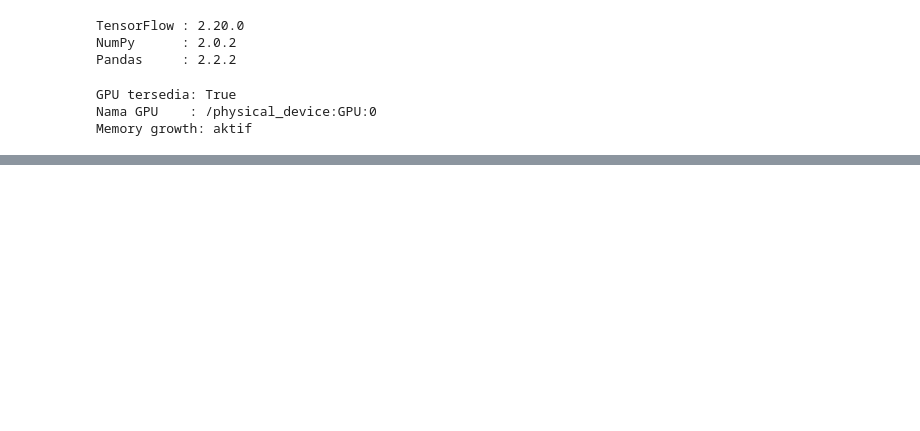
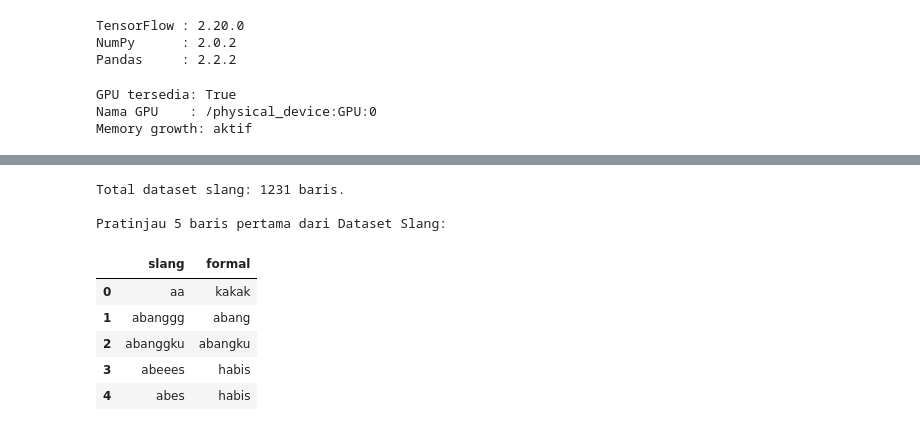
Before and after one commit to Sugandarilovv/ChatKasir, a Jupyter notebook: ai-model/notebooks/02_training.ipynb, the cells around one changed output, grey strips where cells are left out. Drawn from its saved outputs; the diff is of its cells as text; code cells hidden in the pictures; blank space fills up the shorter version.

```diff
--- a/ai-model/notebooks/02_training.ipynb
+++ b/ai-model/notebooks/02_training.ipynb
@@ -1356,0 +71,16 @@ File: chatkasir_v1_best.keras
+# %%
+# memuat dataset slang
+print(f"Total dataset slang: {len(df_slang)} baris.")
+
+print("\nPratinjau 5 baris pertama dari Dataset Slang:")
+display(df_slang.head())
+# %% [output]
+Total dataset slang: 1231 baris.
+
+Pratinjau 5 baris pertama dari Dataset Slang:
+|  | slang | formal |
+| 0 | aa | kakak |
+| 1 | abanggg | abang |
+| 2 | abanggku | abangku |
+| 3 | abeees | habis |
+| 4 | abes | habis |
```
Also changed, not shown: parts of 98 cells of this notebook.
